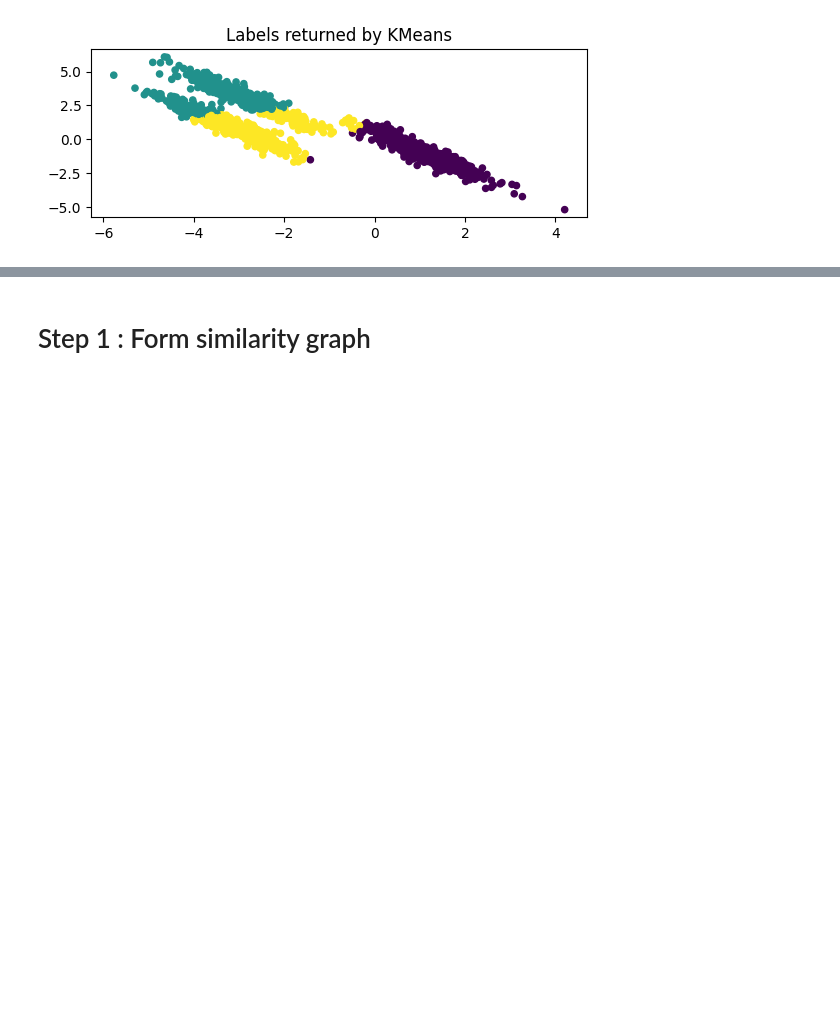
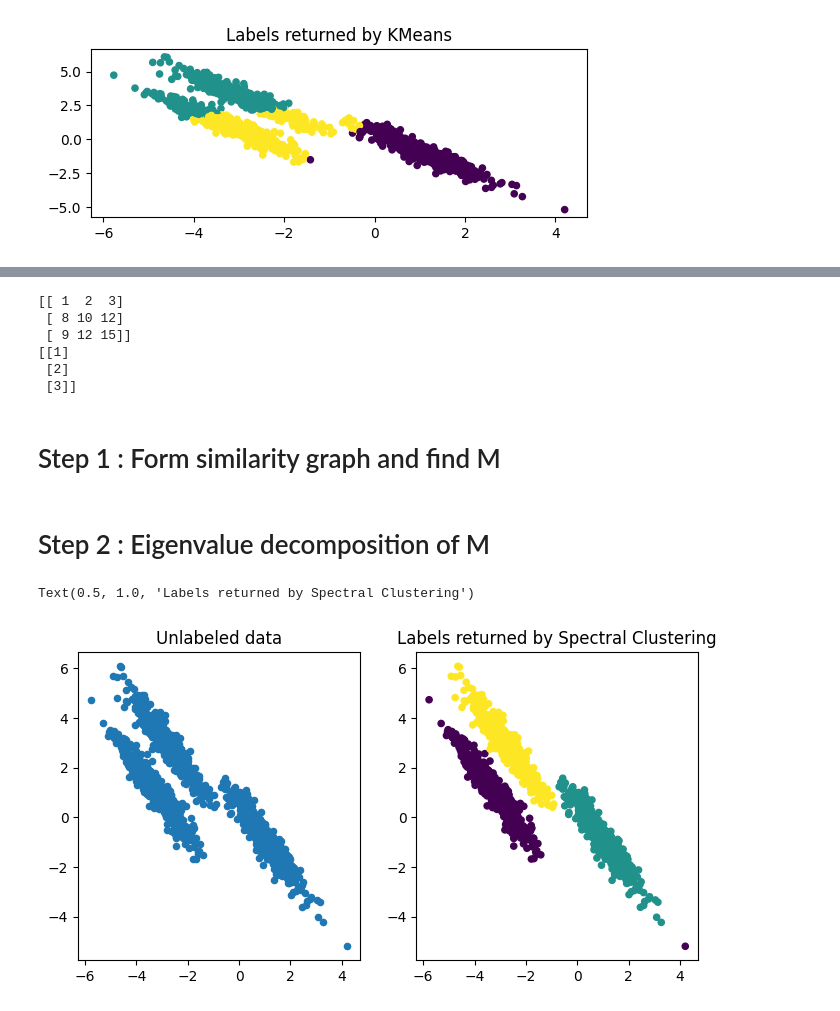
Before and after one commit to mehrnazeraeisi/Spectral-Clustering, a Jupyter notebook: Implement_Spectral_Clustering_3Steps.ipynb, the cells around one changed output, grey strips where cells are left out. Saved outputs shown, nothing was run; the diff lists cells and outputs as text; code cells hidden in the pictures; blank space fills up the shorter version.

```diff
--- a/Implement_Spectral_Clustering_3Steps.ipynb
+++ b/Implement_Spectral_Clustering_3Steps.ipynb
@@ -38,5 +39,21 @@ Text(0.5, 1.0, 'Labels returned by KMeans')
+# %%
+A=np.array([[1,2,3],[4,5,6],[3,4,5]])
+D1array=np.array([1,2,3])
+D2array=D1array[:, np.newaxis]
+
+AD=np.multiply(A, D2array)
+print(AD)
+
+print(D2array)
+# %% [output]
+[[ 1  2  3]
+ [ 8 10 12]
+ [ 9 12 15]]
+[[1]
+ [2]
+ [3]]
 # %% [markdown]
-# Step 1 : Form similarity graph
+# Step 1 : Form similarity graph and find M
 # %%
 from scipy.spatial import distance
 
@@ -49,3 +66,26 @@ D=K.sum(axis=1)
 D=np.sqrt(1/D)
 
 M=np.multiply( D[ np.newaxis , : ] , np.multiply ( K , D[ : , np.newaxis] ))
+# %% [markdown]
+# Step 2 : Eigenvalue decomposition of M
+# %%
+from scipy import linalg
+from sklearn.preprocessing import normalize
+
+# EVD of M
+U, Sigma, _ = linalg.svd( M , full_matrices=False , lapack_driver='gesvd')
+
+Usubset= U[ : , 0:3]
+y_pred_sc = KMeans (n_clusters = 3).fit_predict(normalize(Usubset))
+# %%
+plt.figure(figsize=(8,4))
+plt.subplot(121)
+plt.scatter(X_aniso[ : , 0 ] , X_aniso[ : , 1 ] , s = 20)
+plt.title("Unlabeled data")
+
+plt.subplot(122)
+plt.scatter(X_aniso[ : , 0 ] , X_aniso[ : , 1 ] , c=y_pred_sc  , s = 20)
+plt.title("Labels returned by Spectral Clustering")
+# %% [output]
+Text(0.5, 1.0, 'Labels returned by Spectral Clustering')
+[figure, added]
```
Also changed, not shown: parts of 2 cells of this notebook.
